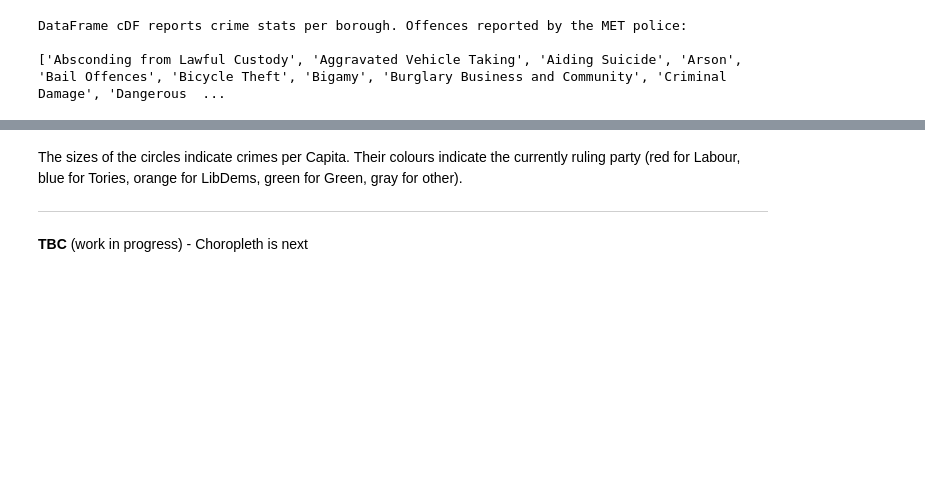
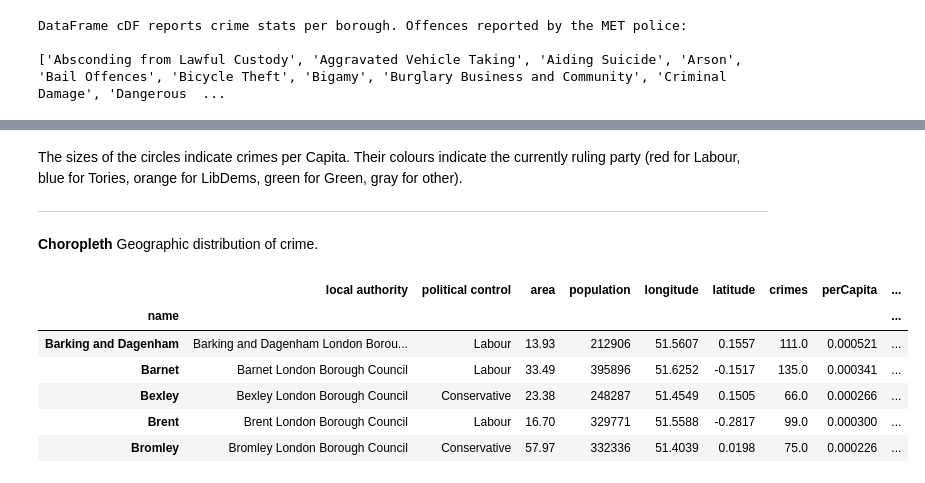
Before and after one commit to tkatus/demos, a Jupyter notebook: Crime_London.ipynb, the cells around one changed output, grey strips where cells are left out. Saved outputs shown, nothing was run; the diff lists cells and outputs as text; code cells hidden in the pictures; blank space fills up the shorter version.

```diff
--- a/Crime_London.ipynb
+++ b/Crime_London.ipynb
@@ -178,10 +161,16 @@ The sizes of the circles indicate crimes per Capita. Their colours indicate the
 
 
 ----------------
-__TBC__ (work in progress) - Choropleth is next
+__Choropleth__ Geographic distribution of crime.
 # %%
 fp = r'https://skgrange.github.io/www/data/london_boroughs.json'
-
-import urllib.request, json
-with urllib.request.urlopen(fp) as url:
-    geo = json.loads(url.read().decode())
+geo = gpd.read_file(fp)
+geo.head()
+# %% [output]
+|  | local authority | political control | area | population | longitude | latitude | crimes | perCapita | ... |
+| name |  |  |  |  |  |  |  |  | ... |
+| Barking and Dagenham | Barking and Dagenham London Borou... | Labour | 13.93 | 212906 | 51.5607 | 0.1557 | 111.0 | 0.000521 | ... |
+| Barnet | Barnet London Borough Council | Labour | 33.49 | 395896 | 51.6252 | -0.1517 | 135.0 | 0.000341 | ... |
+| Bexley | Bexley London Borough Council | Conservative | 23.38 | 248287 | 51.4549 | 0.1505 | 66.0 | 0.000266 | ... |
+| Brent | Brent London Borough Council | Labour | 16.70 | 329771 | 51.5588 | -0.2817 | 99.0 | 0.000300 | ... |
+| Bromley | Bromley London Borough Council | Conservative | 57.97 | 332336 | 51.4039 | 0.0198 | 75.0 | 0.000226 | ... |
```
Also changed, not shown: parts of 10 cells of this notebook.
